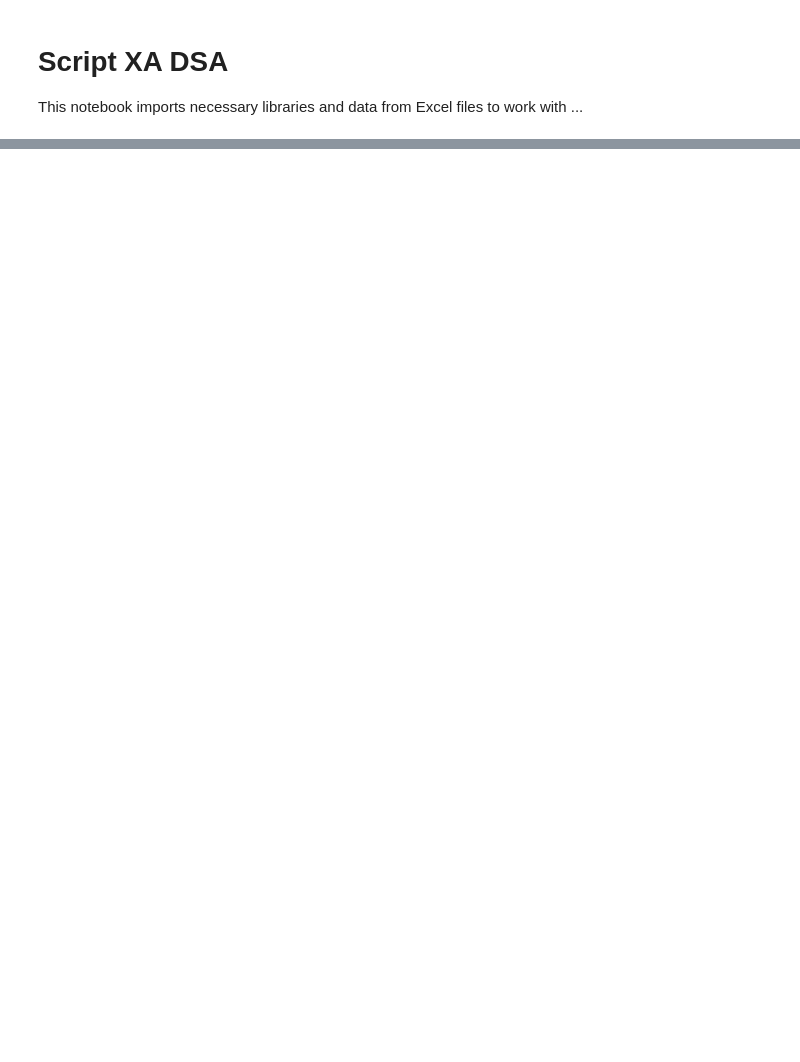
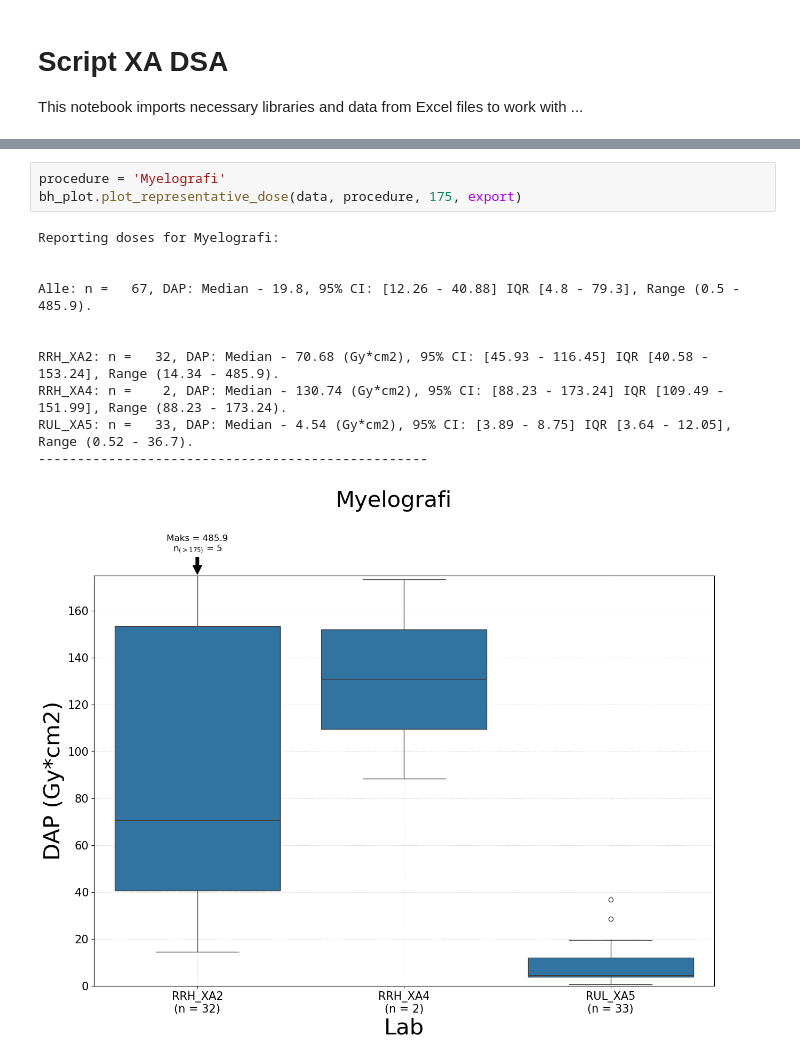
Before and after one commit to bjornhel/XA_DoseAnalysis, a Jupyter notebook: Code/script_xa_dsa_radiologisk.ipynb, the cells around one changed output, grey strips where cells are left out. Drawn from its saved outputs; the diff is of its cells as text; blank space fills up the shorter version.

```diff
--- a/Code/script_xa_dsa_radiologisk.ipynb
+++ b/Code/script_xa_dsa_radiologisk.ipynb
@@ -118,0 +149,15 @@ KRH_Elfys4: n =  164, DAP: Median - 2.2 (Gy*cm2), 95% CI: [1.64 - 2.6] IQR [1.09
+# %%
+procedure = 'Myelografi'
+bh_plot.plot_representative_dose(data, procedure, 175, export)
+# %% [output]
+Reporting doses for Myelografi:
+
+
+Alle: n =   67, DAP: Median - 19.8, 95% CI: [12.26 - 40.88] IQR [4.8 - 79.3], Range (0.5 - 485.9).
+
+
+RRH_XA2: n =   32, DAP: Median - 70.68 (Gy*cm2), 95% CI: [45.93 - 116.45] IQR [40.58 - 153.24], Range (14.34 - 485.9).
+RRH_XA4: n =    2, DAP: Median - 130.74 (Gy*cm2), 95% CI: [88.23 - 173.24] IQR [109.49 - 151.99], Range (88.23 - 173.24).
+RUL_XA5: n =   33, DAP: Median - 4.54 (Gy*cm2), 95% CI: [3.89 - 8.75] IQR [3.64 - 12.05], Range (0.52 - 36.7).
+--------------------------------------------------
+[figure, added]
```
Also changed, not shown: parts of 25 cells of this notebook, 1 other file.
